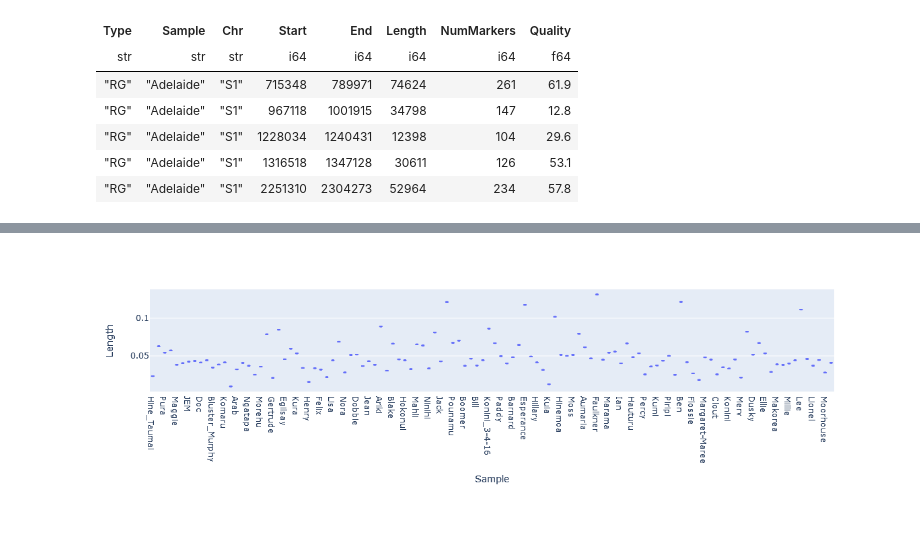
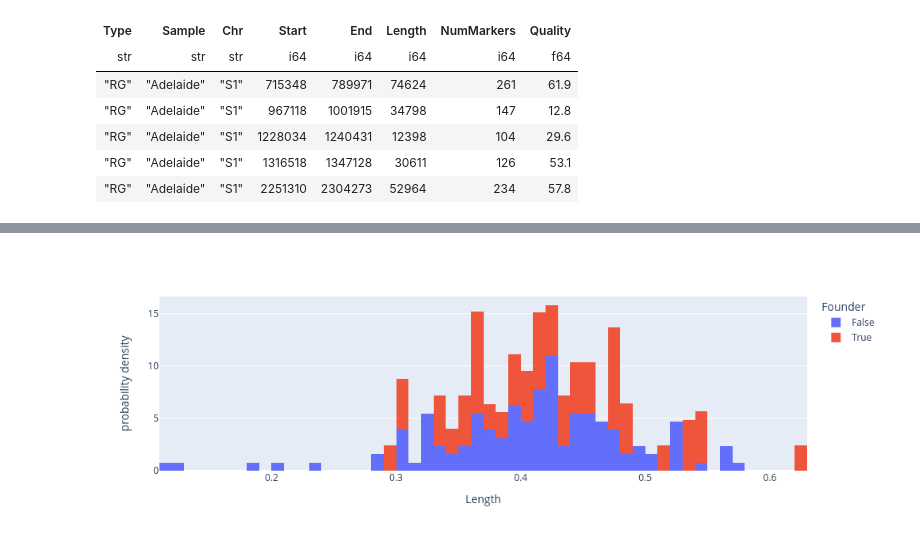
Before and after one commit to GenomicsAotearoa/Kakapo, a Jupyter notebook: ANALYSIS_RohDistributions/RohDistributions.ipynb, the cells around one changed output, grey strips where cells are left out. Saved outputs shown, nothing was run; the diff lists cells and outputs as text; code cells hidden in the pictures; blank space fills up the shorter version.

```diff
--- a/ANALYSIS_RohDistributions/RohDistributions.ipynb
+++ b/ANALYSIS_RohDistributions/RohDistributions.ipynb
@@ -70,4 +72,4 @@ shape: (5, 4)
 # %%
-px.box(data_agg.to_pandas(), x="Sample", y="Length")
+px.histogram(data_agg.to_pandas(), color="Founder", x="Length", nbins=80, histnorm='probability density')
 # %% [output]
-[figure, old version]
+[figure, new version]
```
Also changed, not shown: parts of 17 cells of this notebook, 10 other files.
